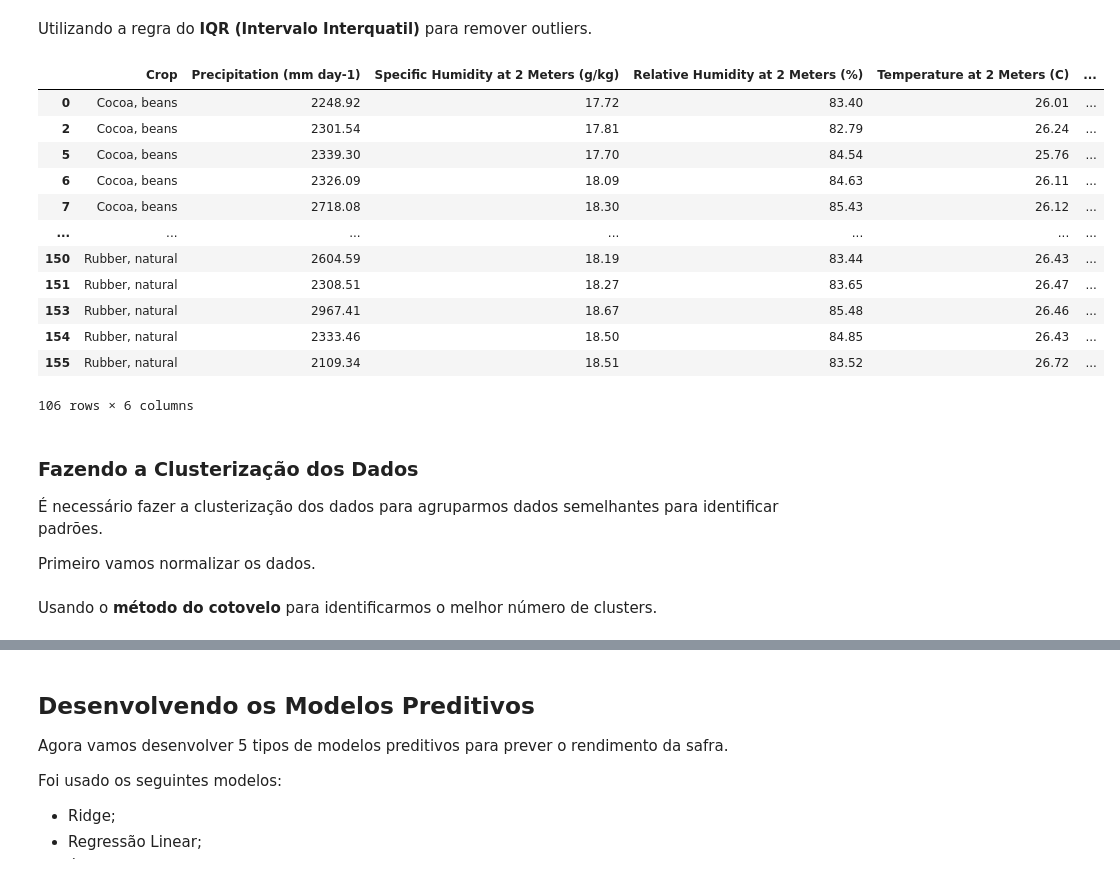
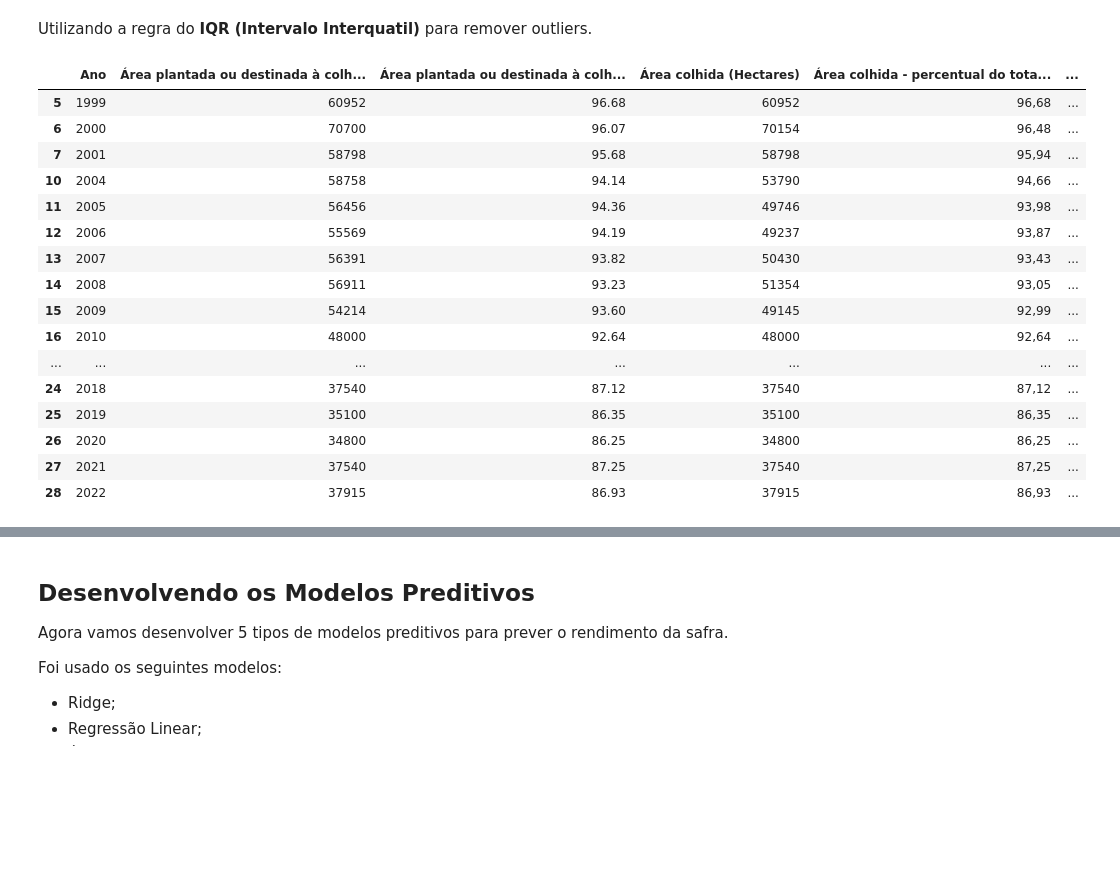
Before and after one commit to Fiap-Team-1tiaor-2024/ingredion-challenge, a Jupyter notebook: src/Challenge Ingredion - Sprint 2.ipynb, the cells around one changed output, grey strips where cells are left out. Saved outputs shown, nothing was run; the diff lists cells and outputs as text; code cells hidden in the pictures; blank space fills up the shorter version.

```diff
--- a/src/Challenge Ingredion - Sprint 2.ipynb
+++ b/src/Challenge Ingredion - Sprint 2.ipynb
@@ -8,7 +8,7 @@ Conectando o caminho do dataset diretamente do Drive.
 
 *(Há a opção de pegarmos as bases de dados e subir nas pastas do notebook, assim rodando localmente.)*
 # %%
-dataset = "/content/drive/MyDrive/Colab Notebooks/FIAP/atividade1-fase5/crop_yield.csv"
+dataset = "/content/drive/MyDrive/Colab Notebooks/FIAP/Fase 6/Atividade - Challenge/dado-estruturados.csv"
 # %% [markdown]
 Definindo o código para conexão com o Google Drive.
 # %%
@@ -42,7 +27,7 @@ from sklearn.tree import DecisionTreeRegressor
 
 Aqui damos início a nossa análise exploratória dos dados para identificarmos nossas variáveis chaves do projeto.
 # %%
-df_crop_yield = pd.read_csv(dataset)
+df_structured = pd.read_csv(dataset)
 
-df_crop_yield.shape
+df_structured.shape
 # %% [output]
@@ -186,42 +151,41 @@ plt.show()
 # %% [markdown]
 Utilizando a regra do **IQR (Intervalo Interquatil)** para remover outliers.
 # %%
-variaveis_importantes = ["Precipitation (mm day-1)",
-                         "Temperature at 2 Meters (C)",
-                         "Relative Humidity at 2 Meters (%)",
-                         "Specific Humidity at 2 Meters (g/kg)",
-                         "Yield"]
+variaveis_importantes = ["Rendimento médio da produção (Quilogramas por Hectare)",
+                         "Quantidade produzida (Toneladas)",
+                         "Área colhida (Hectares)",
+                         "Valor da produção (Mil Reais)",
+                        ]
 
-df_filtrado = df_crop_yield.copy()
+df_filtrado = df_structured.copy()
 
 for coluna in variaveis_importantes:
     Q1 = df_filtrado[coluna].quantile(0.25)
     Q3 = df_filtrado[coluna].quantile(0.75)
     IQR = Q3 - Q1
 
     limite_inferior = Q1 - 1.5 * IQR
     limite_superior = Q3 + 1.5 * IQR
 
     df_filtrado = df_filtrado[df_filtrado[coluna].between(limite_inferior, limite_superior)]
 
 df_filtrado.shape
 df_filtrado
 # %% [output]
-|  | Crop | Precipitation (mm day-1) | Specific Humidity at 2 Meters (g/kg) | Relative Humidity at 2 Meters (%) | Temperature at 2 Meters (C) | ... |
-| 0 | Cocoa, beans | 2248.92 | 17.72 | 83.40 | 26.01 | ... |
-| 2 | Cocoa, beans | 2301.54 | 17.81 | 82.79 | 26.24 | ... |
-| 5 | Cocoa, beans | 2339.30 | 17.70 | 84.54 | 25.76 | ... |
-| 6 | Cocoa, beans | 2326.09 | 18.09 | 84.63 | 26.11 | ... |
-| 7 | Cocoa, beans | 2718.08 | 18.30 | 85.43 | 26.12 | ... |
+|  | Ano | Área plantada ou destinada à colh... | Área plantada ou destinada à colh... | Área colhida (Hectares) | Área colhida - percentual do tota... | ... |
+| 5 | 1999 | 60952 | 96.68 | 60952 | 96,68 | ... |
+| 6 | 2000 | 70700 | 96.07 | 70154 | 96,48 | ... |
+| 7 | 2001 | 58798 | 95.68 | 58798 | 95,94 | ... |
+| 10 | 2004 | 58758 | 94.14 | 53790 | 94,66 | ... |
+| 11 | 2005 | 56456 | 94.36 | 49746 | 93,98 | ... |
+| 12 | 2006 | 55569 | 94.19 | 49237 | 93,87 | ... |
+| 13 | 2007 | 56391 | 93.82 | 50430 | 93,43 | ... |
+| 14 | 2008 | 56911 | 93.23 | 51354 | 93,05 | ... |
+| 15 | 2009 | 54214 | 93.60 | 49145 | 92,99 | ... |
+| 16 | 2010 | 48000 | 92.64 | 48000 | 92,64 | ... |
 | ... | ... | ... | ... | ... | ... | ... |
-| 150 | Rubber, natural | 2604.59 | 18.19 | 83.44 | 26.43 | ... |
-| 151 | Rubber, natural | 2308.51 | 18.27 | 83.65 | 26.47 | ... |
-| 153 | Rubber, natural | 2967.41 | 18.67 | 85.48 | 26.46 | ... |
-| 154 | Rubber, natural | 2333.46 | 18.50 | 84.85 | 26.43 | ... |
-| 155 | Rubber, natural | 2109.34 | 18.51 | 83.52 | 26.72 | ... |
+| 24 | 2018 | 37540 | 87.12 | 37540 | 87,12 | ... |
+| 25 | 2019 | 35100 | 86.35 | 35100 | 86,35 | ... |
+| 26 | 2020 | 34800 | 86.25 | 34800 | 86,25 | ... |
+| 27 | 2021 | 37540 | 87.25 | 37540 | 87,25 | ... |
+| 28 | 2022 | 37915 | 86.93 | 37915 | 86,93 | ... |
-106 rows × 6 columns
-# %% [markdown]
-### Fazendo a Clusterização dos Dados
-É necessário fazer a clusterização dos dados para agruparmos dados semelhantes para identificar padrões.
-
-Primeiro vamos normalizar os dados.
@@ -237,2 +191,0 @@ X_scaled = scaler.fit_transform(df_filtrado[variaveis_importantes])
-# %% [markdown]
-Usando o **método do cotovelo** para identificarmos o melhor número de clusters.
```
Also changed, not shown: parts of 30 cells of this notebook.
